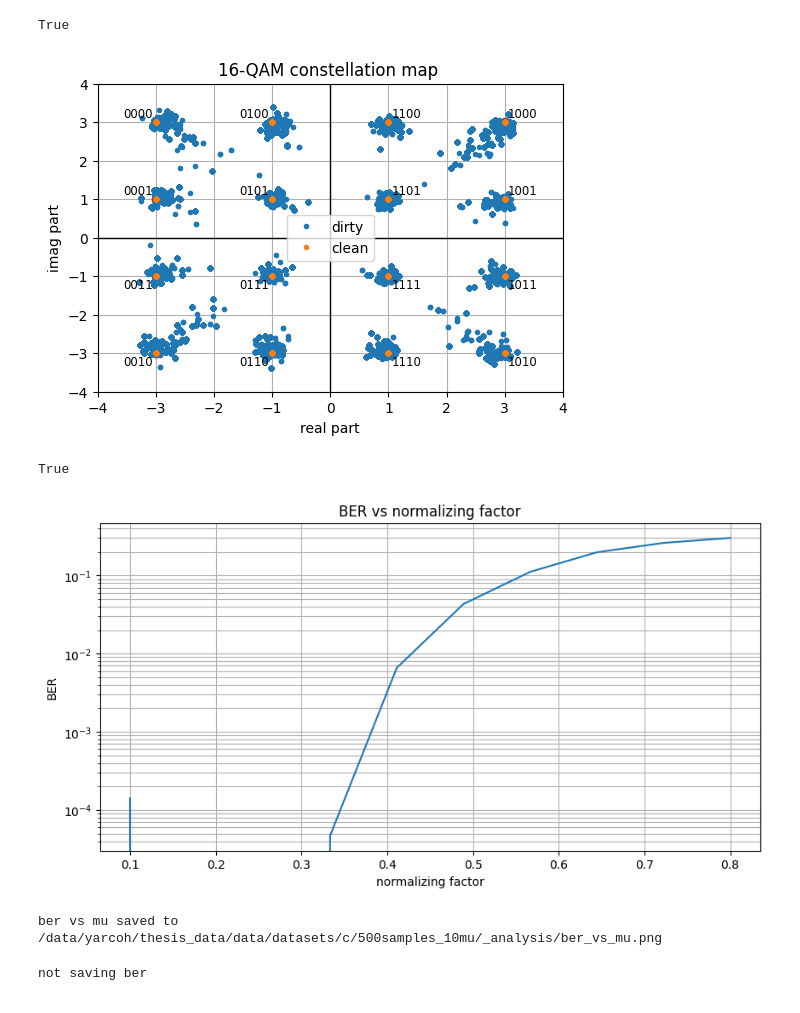
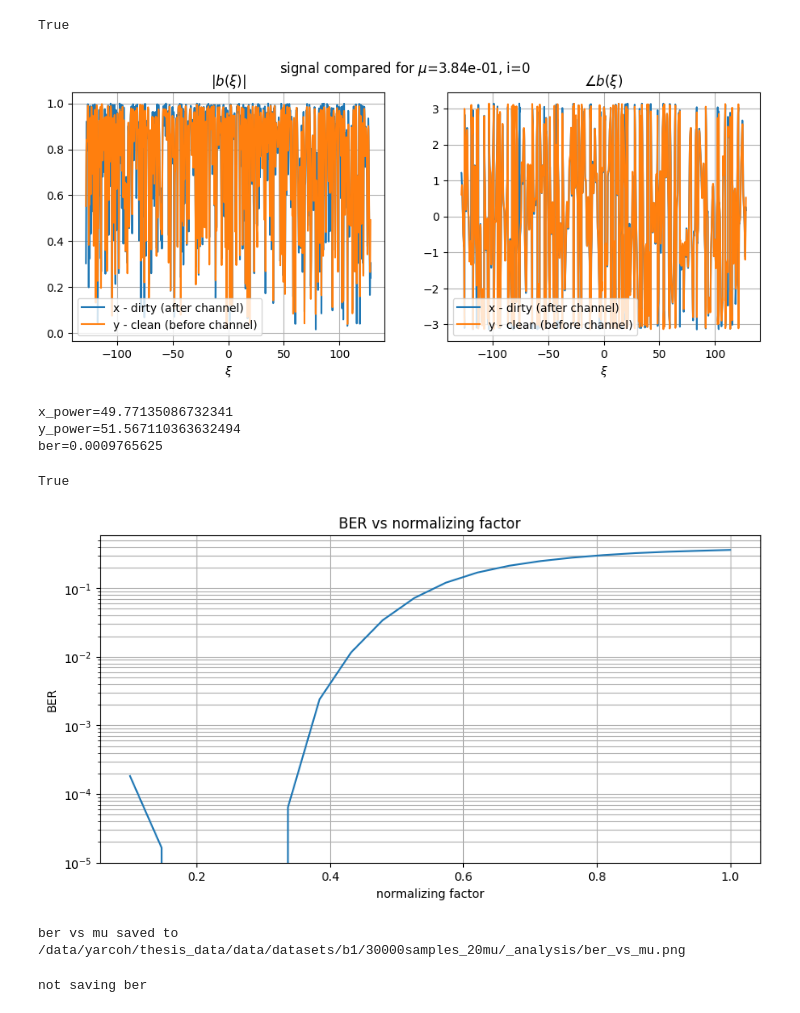
Before and after one commit to Yarden92/Thesis-code, a Jupyter notebook: apps/deep/data_analyzer.ipynb, the cells around one changed output. Saved outputs shown, nothing was run; the diff lists cells and outputs as text; code cells hidden in the pictures.

Commit message:
analyze big b1 data

```diff
--- a/apps/deep/data_analyzer.ipynb
+++ b/apps/deep/data_analyzer.ipynb
@@ -22,7 +19,7 @@ True
 # %%
 # configs
 
-path = f'/data/yarcoh/thesis_data/data/datasets/c/500samples_10mu'
+path = f'/data/yarcoh/thesis_data/data/datasets/b1/30000samples_20mu'
 # mu = 0.15
 # data_id = 0
 n_permutations_for_ber = None # 50
@@ -33,11 +30,14 @@ data_analyzer = DataAnalyzer(path, _tqdm=tqdm, is_box_plot=is_box_plot, verbose_
 # %%
 # plot single sample
 mu = 0.38
 
-# data_analyzer.plot_single_sample_b(mu=mu, data_id=0, is_save=False)
-data_analyzer.plot_constelation(mu=mu, data_indices=range(0,50))
+data_analyzer.plot_single_sample_b(mu=mu, data_id=0, is_save=False)
+# data_analyzer.plot_constelation(mu=mu, data_indices=range(0,50))
 # %% [output]
-[figure, old version]
+[figure, new version]
+x_power=49.77135086732341
+y_power=51.567110363632494
+ber=0.0009765625
 # %%
 data_analyzer.clear_ber()
 # %%
@@ -48,8 +48,8 @@ True
 # %%
 data_analyzer.plot_full_ber_graph(permute_limit=n_permutations_for_ber, is_save_fig=False, log_mu = False)
 # %% [output]
-[figure, old version]
+[figure, new version]
-ber vs mu saved to /data/yarcoh/thesis_data/data/datasets/c/500samples_10mu/_analysis/ber_vs_mu.png
+ber vs mu saved to /data/yarcoh/thesis_data/data/datasets/b1/30000samples_20mu/_analysis/ber_vs_mu.png
 # %%
 inp = input('saving BER over existing data, are you sure[y/n]?')
 if inp == 'y':
```
Also changed, not shown: parts of 2 cells of this notebook, 3 other files.
